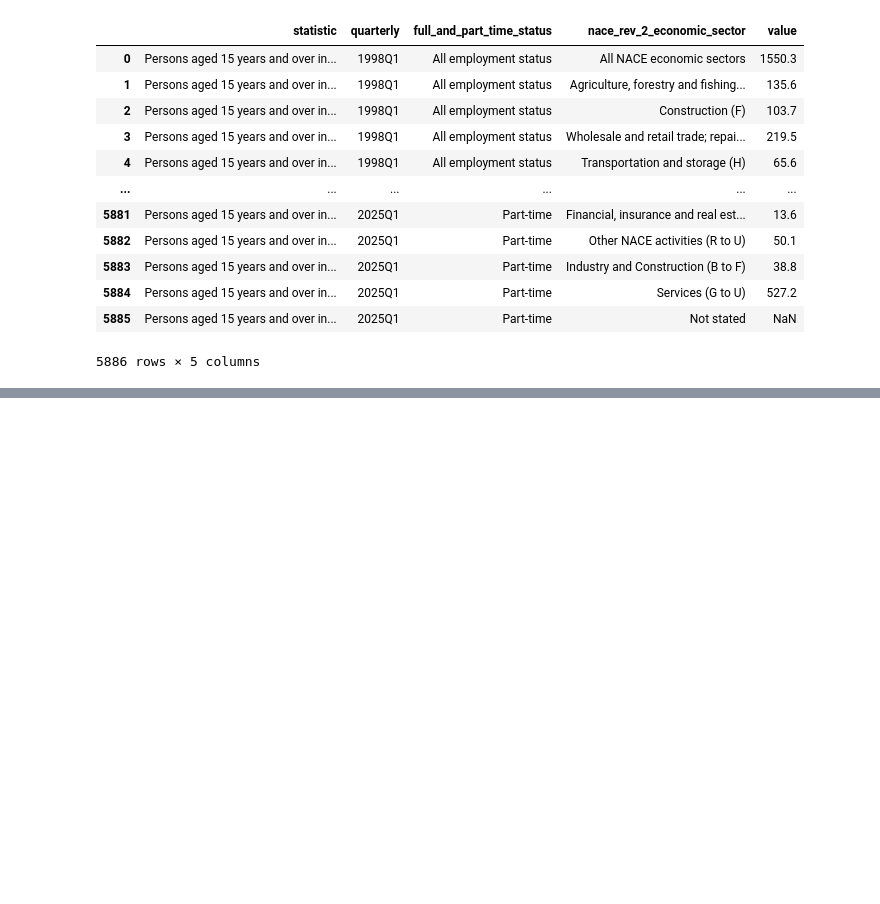
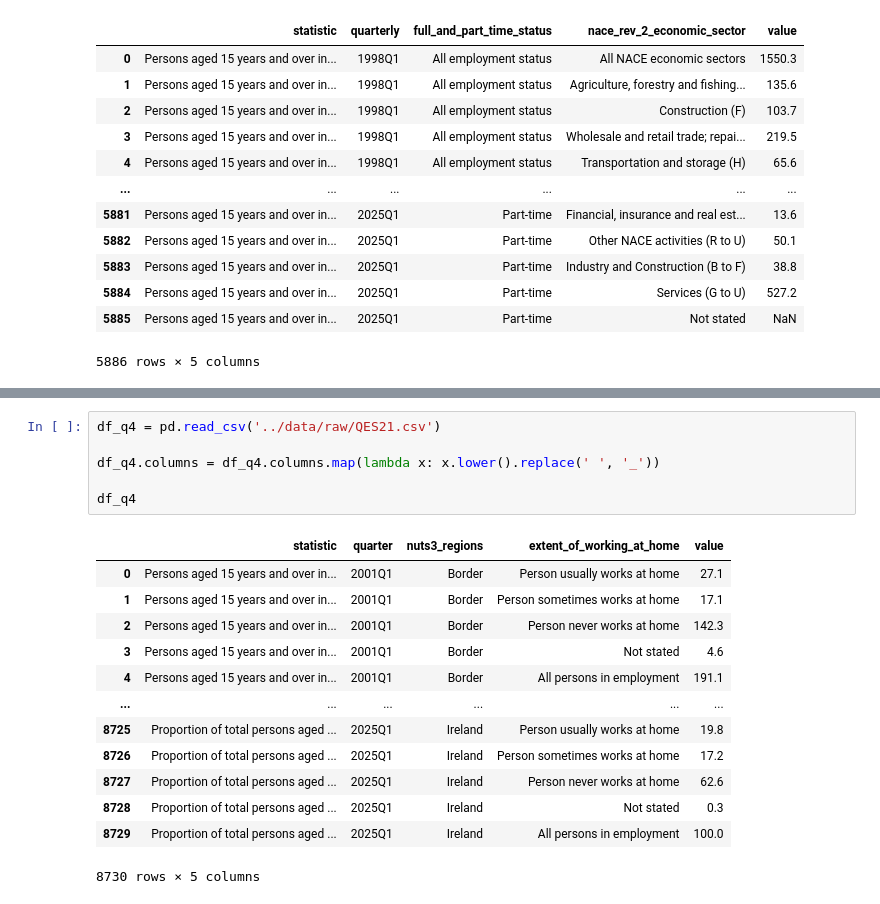
Before and after one commit to no1numa/ireland-workforce-analysis, a Jupyter notebook: notebooks/02_data_cleaning.ipynb, the cells around one changed output, grey strips where cells are left out. Cells and saved outputs as stored; diff of their text form; blank space fills up the shorter version.

```diff
--- a/notebooks/02_data_cleaning.ipynb
+++ b/notebooks/02_data_cleaning.ipynb
@@ -212,0 +259,20 @@ df_q3
+# %%
+df_q4 = pd.read_csv('../data/raw/QES21.csv')
+
+df_q4.columns = df_q4.columns.map(lambda x: x.lower().replace(' ', '_'))
+
+df_q4
+# %% [output]
+|  | statistic | quarter | nuts3_regions | extent_of_working_at_home | value |
+| 0 | Persons aged 15 years and over in... | 2001Q1 | Border | Person usually works at home | 27.1 |
+| 1 | Persons aged 15 years and over in... | 2001Q1 | Border | Person sometimes works at home | 17.1 |
+| 2 | Persons aged 15 years and over in... | 2001Q1 | Border | Person never works at home | 142.3 |
+| 3 | Persons aged 15 years and over in... | 2001Q1 | Border | Not stated | 4.6 |
+| 4 | Persons aged 15 years and over in... | 2001Q1 | Border | All persons in employment | 191.1 |
+| ... | ... | ... | ... | ... | ... |
+| 8725 | Proportion of total persons aged ... | 2025Q1 | Ireland | Person usually works at home | 19.8 |
+| 8726 | Proportion of total persons aged ... | 2025Q1 | Ireland | Person sometimes works at home | 17.2 |
+| 8727 | Proportion of total persons aged ... | 2025Q1 | Ireland | Person never works at home | 62.6 |
+| 8728 | Proportion of total persons aged ... | 2025Q1 | Ireland | Not stated | 0.3 |
+| 8729 | Proportion of total persons aged ... | 2025Q1 | Ireland | All persons in employment | 100.0 |
+8730 rows × 5 columns
```
Also changed, not shown: parts of 22 cells of this notebook, 1 other file.
